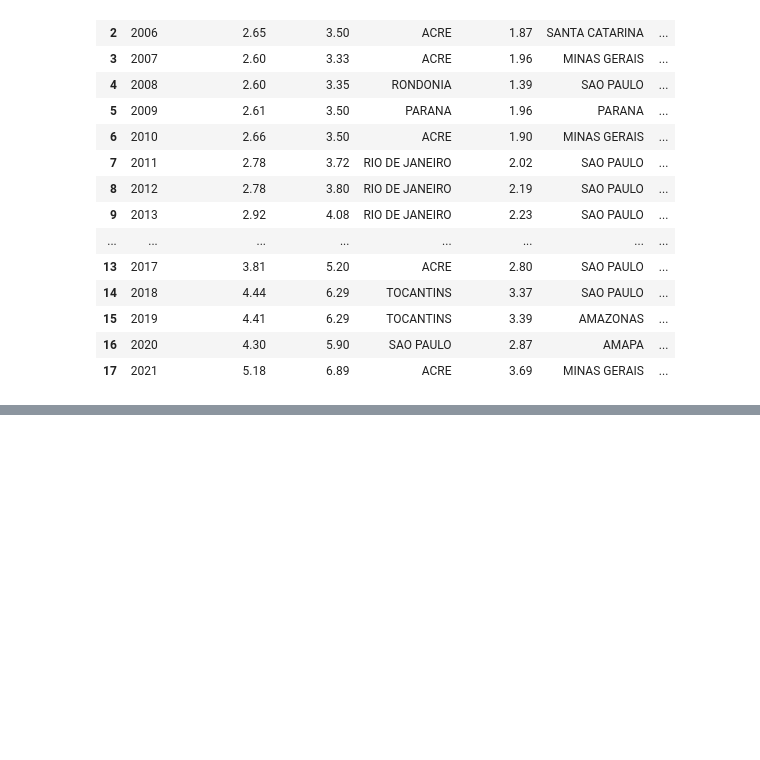
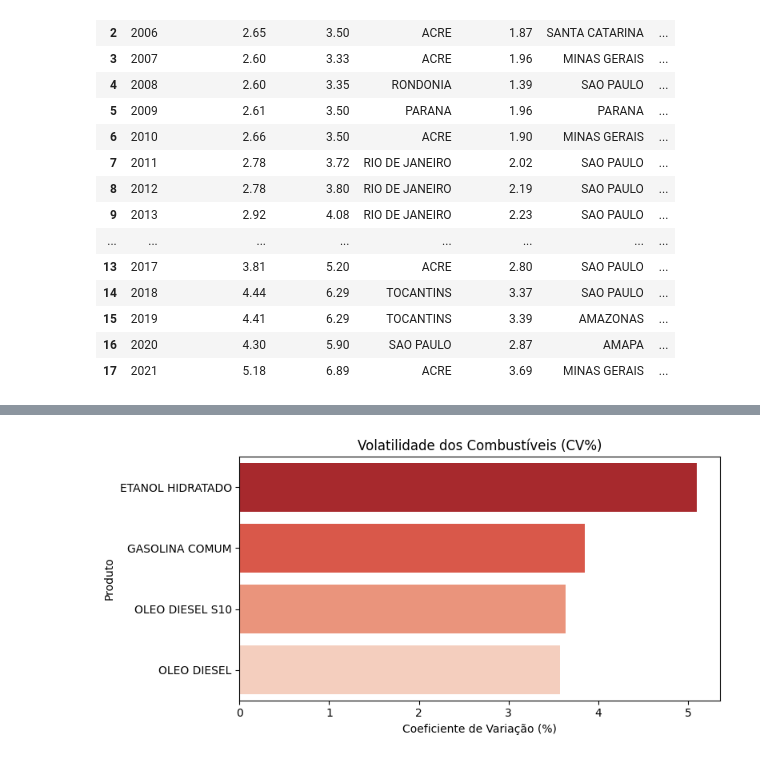
Before and after one commit to eborgesfreitas/analise-combustiveis, a Jupyter notebook: Notebooks/analise_exploratoria.ipynb, the cells around one changed output, grey strips where cells are left out. Drawn from its saved outputs; the diff is of its cells as text; code cells hidden in the pictures; blank space fills up the shorter version.

Commit message:
adicionando analise de relacao gasolina/etanol

```diff
--- a/Notebooks/analise_exploratoria.ipynb
+++ b/Notebooks/analise_exploratoria.ipynb
@@ -431,0 +603,19 @@ tabela_diferencas
+# %%
+df_combustiveis = df[df['PRODUTO'].isin(['OLEO DIESEL', 'OLEO DIESEL S10', 'ETANOL HIDRATADO', 'GASOLINA COMUM'])]
+
+# Agrupando por produto
+volatilidade_produto = (
+    df_combustiveis.groupby('PRODUTO')[['PREÇO MÉDIO REVENDA', 'DESVIO PADRÃO REVENDA']]
+    .mean()
+    .reset_index()
+)
+
+# Calculando o Coeficiente de Variação (CV)
+volatilidade_produto['CV (%)'] = (
+    (volatilidade_produto['DESVIO PADRÃO REVENDA'] / volatilidade_produto['PREÇO MÉDIO REVENDA']) * 100
+)
+
+# Ordenando do mais volátil para o menos
+volatilidade_produto = volatilidade_produto.sort_values(by='CV (%)', ascending=False)
+
+volatilidade_produto
@@ -431,0 +628,20 @@ tabela_diferencas
+# %%
+# GRÁFICO DA VOLATILIDADE
+
+plt.figure(figsize=(8, 4))
+sns.barplot(
+    data=volatilidade_produto,
+    x='CV (%)',
+    y='PRODUTO',
+    hue='PRODUTO',
+    palette='Reds_r',
+    dodge=False,
+    legend=False
+)
+plt.title('Volatilidade dos Combustíveis (CV%)')
+plt.xlabel('Coeficiente de Variação (%)')
+plt.ylabel('Produto')
+plt.tight_layout()
+plt.show()
+# %% [output]
+[figure, added]
```
Also changed, not shown: parts of 15 cells of this notebook, 1 other file.
